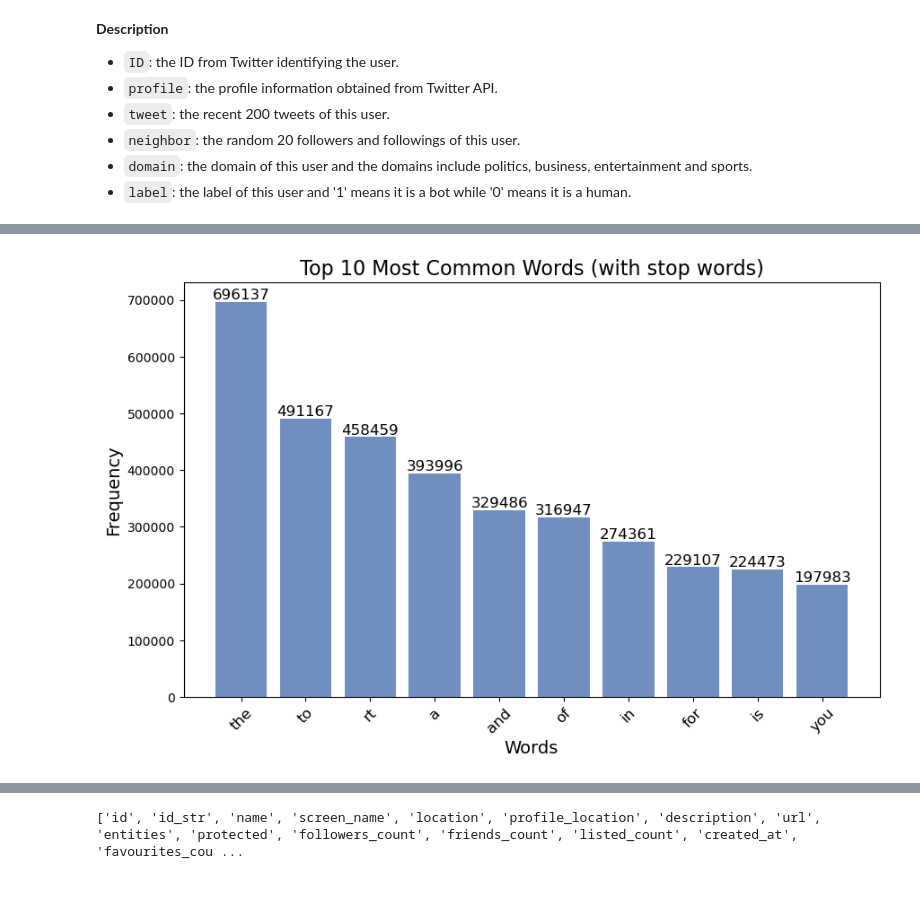
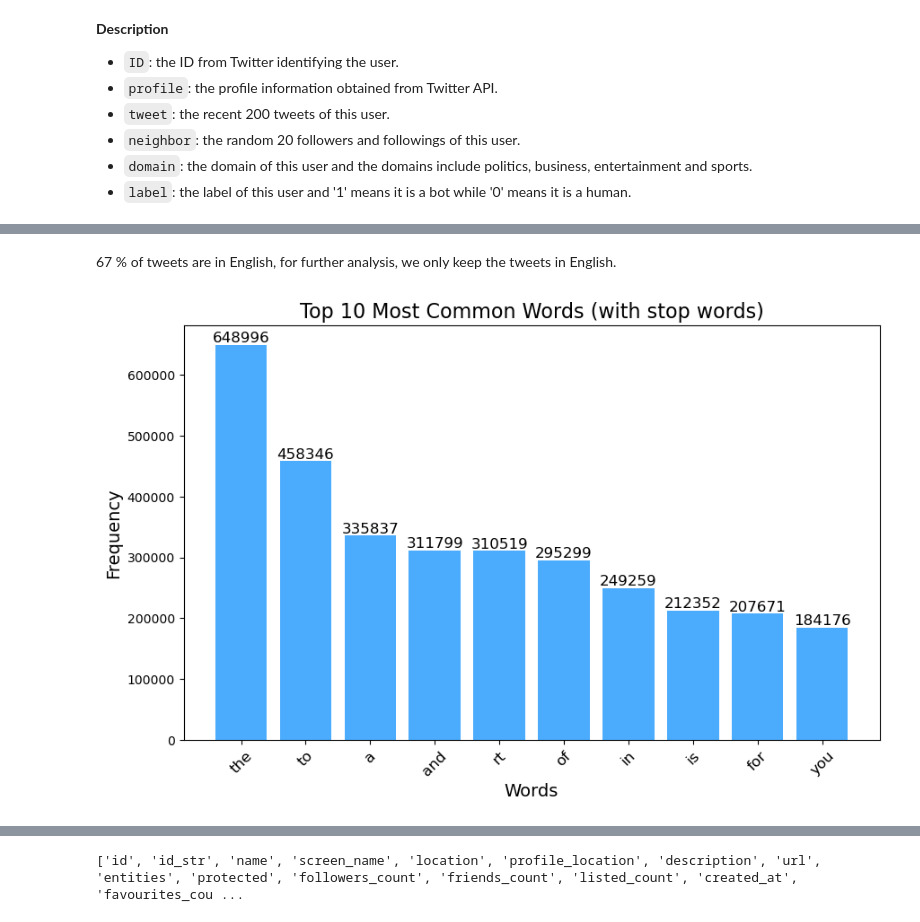
Before and after one commit to krukj/TwitterBotDetection, a Jupyter notebook: notebooks/eda.ipynb, the cells around one changed output, grey strips where cells are left out. Saved outputs shown, nothing was run; the diff lists cells and outputs as text; code cells hidden in the pictures; blank space fills up the shorter version.

```diff
--- a/notebooks/eda.ipynb
+++ b/notebooks/eda.ipynb
@@ -62,0 +77,9 @@ plot_label_distribution(train)
+# %%
+pipeline = Pipeline(
+    steps=[
+        ("tweets_exploder", TweetExploder()),
+        ("language_detector", LanguageDetector()),
+    ]
+)
+# %%
+df = pipeline.transform(df)
@@ -63,5 +90,16 @@ plot_label_distribution(train)
+# %% [markdown]
+67 % of tweets are in English, for further analysis, we only keep the tweets in English.
+# %%
+pipeline = Pipeline(
+    steps=[
+        ("english_selector", EnglishSelector()),
+        ("feature_extractor", TweetFeatureExtractor()),
+    ]
+)
+# %%
+df = pipeline.transform(df)
 # %%
-plot_most_common_words(train, include_stopwords=True)
+plot_most_common_words(df, include_stopwords=True)
 # %% [output]
-[figure, old version]
+[figure, new version]
 # %%
```
Also changed, not shown: parts of 34 cells of this notebook, 2 other files.
